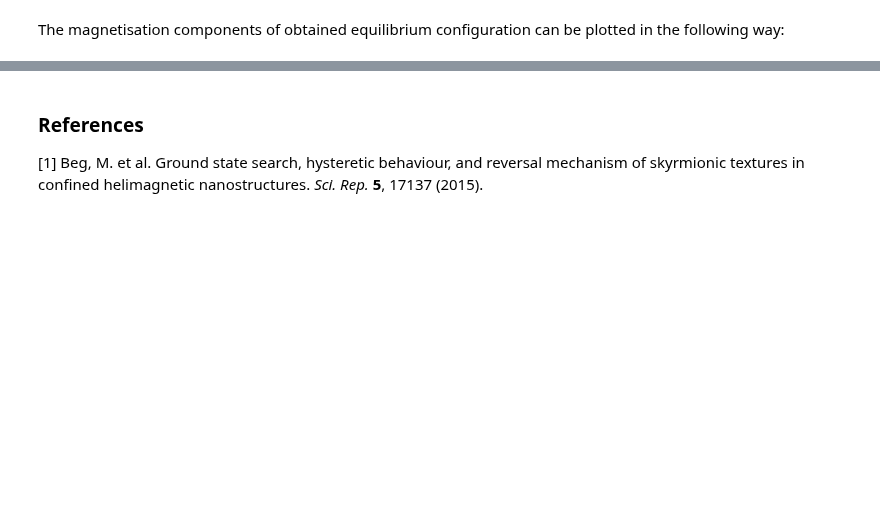
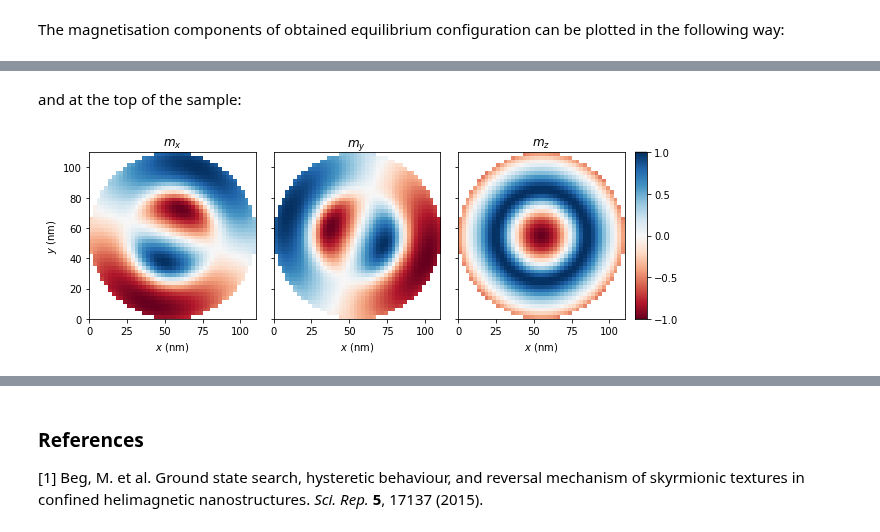
Before and after one commit to computationalmodelling/fidimag, a Jupyter notebook: doc/ipynb/isolated_skyrmion.ipynb, the cells around one changed output, grey strips where cells are left out. Saved outputs shown, nothing was run; the diff lists cells and outputs as text; code cells hidden in the pictures; blank space fills up the shorter version.

```diff
--- a/doc/ipynb/isolated_skyrmion.ipynb
+++ b/doc/ipynb/isolated_skyrmion.ipynb
@@ -157,0 +131,6 @@ plot_magnetisation(sim.spin, layer=0)
+# %% [markdown]
+and at the top of the sample:
+# %%
+plot_m(sim, component='all', z=10.0, cmap='RdBu', scale_by_Ms=False)
+# %% [output]
+[figure, added]
```
Also changed, not shown: parts of 11 cells of this notebook, 1 other file.
